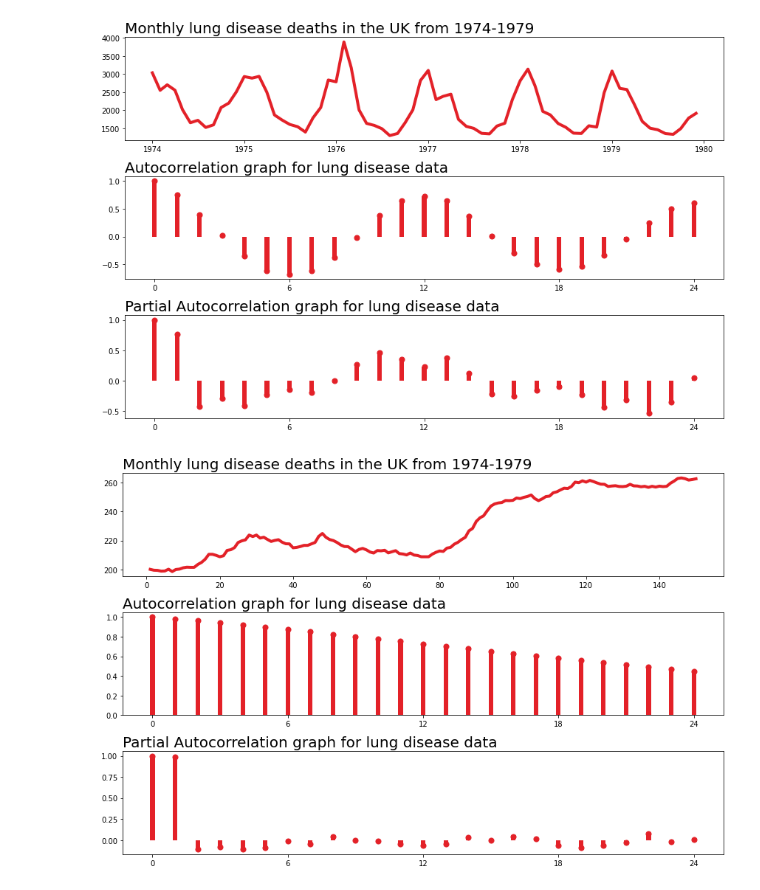
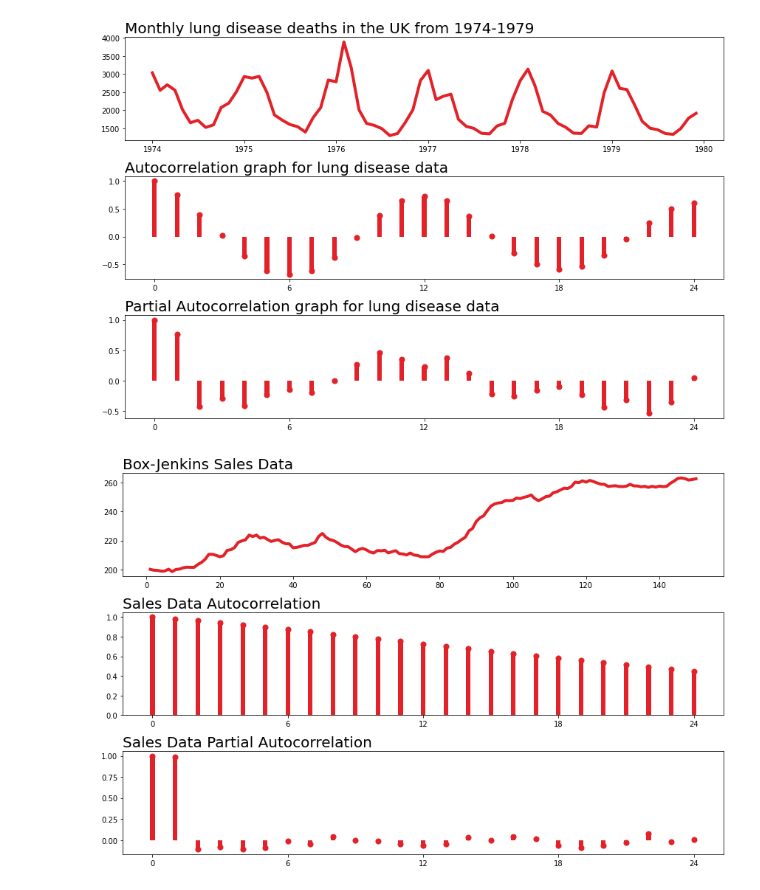
Before and after one commit to ga-curriculum/ts-i-eda, a Jupyter notebook: assets/graph-gen.ipynb, the cells around one changed output. Drawn from its saved outputs; the diff is of its cells as text; code cells hidden in the pictures.

Commit message:
fixed graph in deck

```diff
--- a/assets/graph-gen.ipynb
+++ b/assets/graph-gen.ipynb
@@ -129,24 +129,24 @@ plt.savefig('lung-pacf.png', dpi=192)
 # %%
 h_max = 24
 
 acfs = acf(bj, nlags=h_max, fft=False)
 pacfs = pacf(bj, nlags=h_max)
 
 fig, axs = plt.subplots(3, 1, figsize=(12, 8))
 axs[0].plot(bj, c=GA_RED, linewidth=4)
-axs[0].set_title('Monthly lung disease deaths in the UK from 1974-1979', size=20, loc='left')
+axs[0].set_title('Box-Jenkins Sales Data', size=20, loc='left')
 
-axs[1].set_title('Autocorrelation graph for lung disease data', size=20, loc='left')
+axs[1].set_title('Sales Data Autocorrelation', size=20, loc='left')
 axs[1].bar(np.arange(h_max + 1), acfs, color=GA_RED, width=0.2)
 axs[1].scatter(np.arange(h_max + 1), acfs, color=GA_RED, s=50)
 axs[1].set_xticks([0, 6, 12, 18, 24])
 
-axs[2].set_title('Partial Autocorrelation graph for lung disease data', size=20, loc='left')
+axs[2].set_title('Sales Data Partial Autocorrelation', size=20, loc='left')
 axs[2].bar(np.arange(h_max + 1), pacfs, color=GA_RED, width=0.2)
 axs[2].scatter(np.arange(h_max + 1), pacfs, color=GA_RED, s=50)
 axs[2].set_xticks([0, 6, 12, 18, 24])
 
 plt.tight_layout()
 plt.savefig('bj-pacf.png', dpi=192)
 # %% [output]
-[figure, old version]
+[figure, new version]
```
Also changed, not shown: parts of 2 cells of this notebook, 2 other files.
